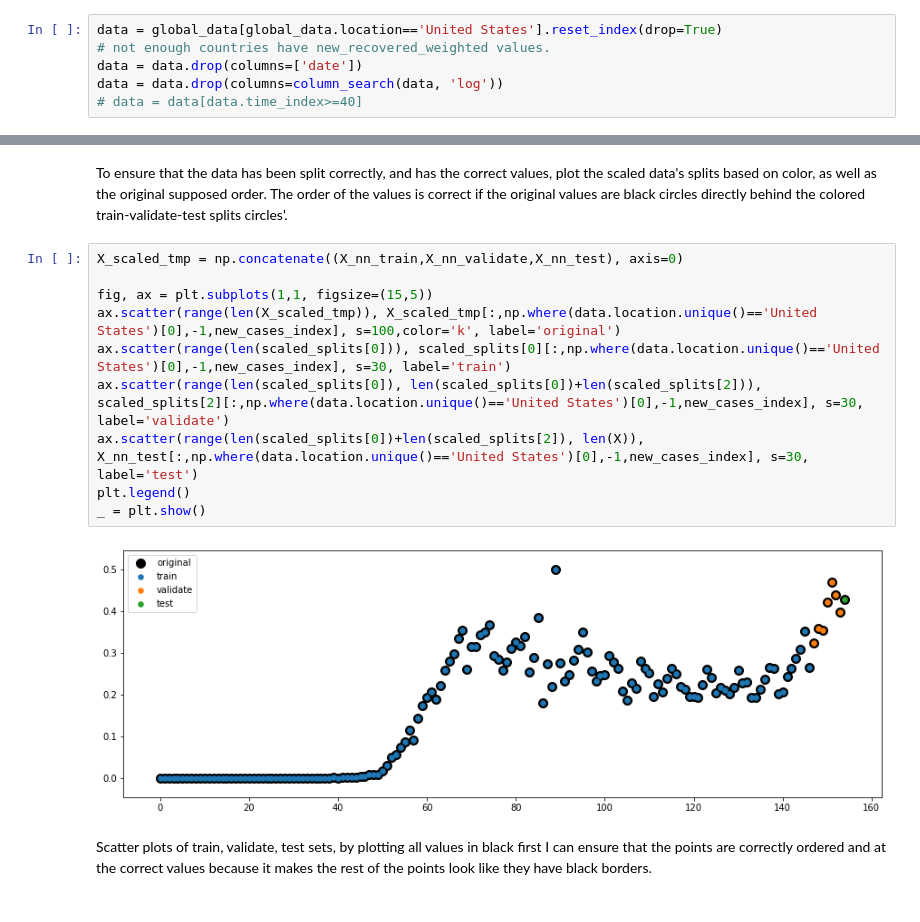
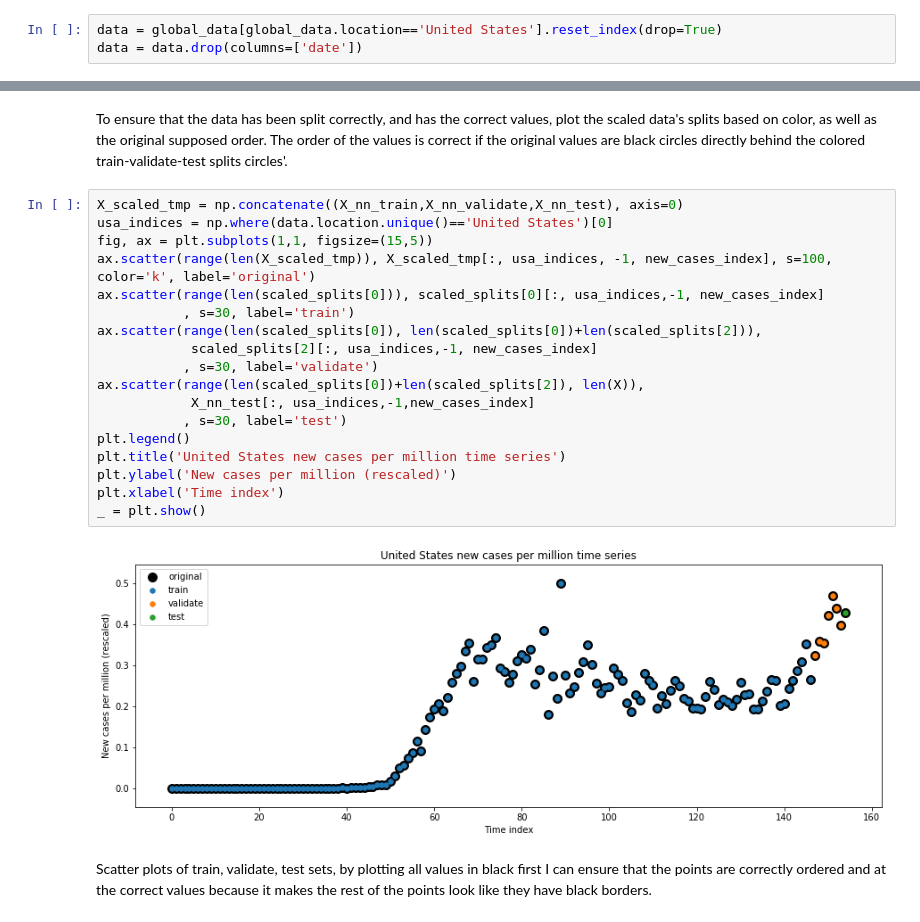
Before and after one commit to mgudorf/datsci, a Jupyter notebook: capstone2/COVID19_model_prototypes.ipynb, the cells around one changed output, grey strips where cells are left out. Saved outputs shown, nothing was run; the diff lists cells and outputs as text.

```diff
--- a/capstone2/COVID19_model_prototypes.ipynb
+++ b/capstone2/COVID19_model_prototypes.ipynb
@@ -271,9 +263,6 @@ For the prototype, see what kind of result we get with just the data on the Unit
 # %%
 data = global_data[global_data.location=='United States'].reset_index(drop=True)
-# not enough countries have new_recovered_weighted values.
 data = data.drop(columns=['date'])
-data = data.drop(columns=column_search(data, 'log'))
-# data = data[data.time_index>=40]
 # %% [markdown]
 # Data
 
@@ -350,16 +322,24 @@ scaled_splits, scaling_arrays =  normalize_Xy(splits, feature_range=(0,1.0),
 To ensure that the data has been split correctly, and has the correct values, plot the scaled data's splits based on color, as well as the original supposed order. The order of the values is correct if the original values are black circles directly behind the colored train-validate-test splits circles'.
 # %%
 X_scaled_tmp = np.concatenate((X_nn_train,X_nn_validate,X_nn_test), axis=0)
-
+usa_indices = np.where(data.location.unique()=='United States')[0]
 fig, ax = plt.subplots(1,1, figsize=(15,5))
-ax.scatter(range(len(X_scaled_tmp)), X_scaled_tmp[:,np.where(data.location.unique()=='United States')[0],-1,new_cases_index], s=100,color='k', label='original')
-ax.scatter(range(len(scaled_splits[0])), scaled_splits[0][:,np.where(data.location.unique()=='United States')[0],-1,new_cases_index], s=30, label='train')
-ax.scatter(range(len(scaled_splits[0]), len(scaled_splits[0])+len(scaled_splits[2])), scaled_splits[2][:,np.where(data.location.unique()=='United States')[0],-1,new_cases_index], s=30, label='validate')
-ax.scatter(range(len(scaled_splits[0])+len(scaled_splits[2]), len(X)), X_nn_test[:,np.where(data.location.unique()=='United States')[0],-1,new_cases_index], s=30, label='test')
+ax.scatter(range(len(X_scaled_tmp)), X_scaled_tmp[:, usa_indices, -1, new_cases_index], s=100, color='k', label='original')
+ax.scatter(range(len(scaled_splits[0])), scaled_splits[0][:, usa_indices,-1, new_cases_index]
+           , s=30, label='train')
+ax.scatter(range(len(scaled_splits[0]), len(scaled_splits[0])+len(scaled_splits[2])),
+            scaled_splits[2][:, usa_indices,-1, new_cases_index]
+           , s=30, label='validate')
+ax.scatter(range(len(scaled_splits[0])+len(scaled_splits[2]), len(X)),
+            X_nn_test[:, usa_indices,-1,new_cases_index]
+           , s=30, label='test')
 plt.legend()
+plt.title('United States new cases per million time series')
+plt.ylabel('New cases per million (rescaled)')
+plt.xlabel('Time index')
 _ = plt.show()
 # %% [output]
-[figure, old version]
+[figure, new version]
 # %% [markdown]
 Scatter plots of train, validate, test sets, by plotting all values in black first I can ensure that the points
 are correctly ordered and at the correct values because it makes the rest of the points look like they have black borders.
```
Also changed, not shown: parts of 25 cells of this notebook, 2 other files.
